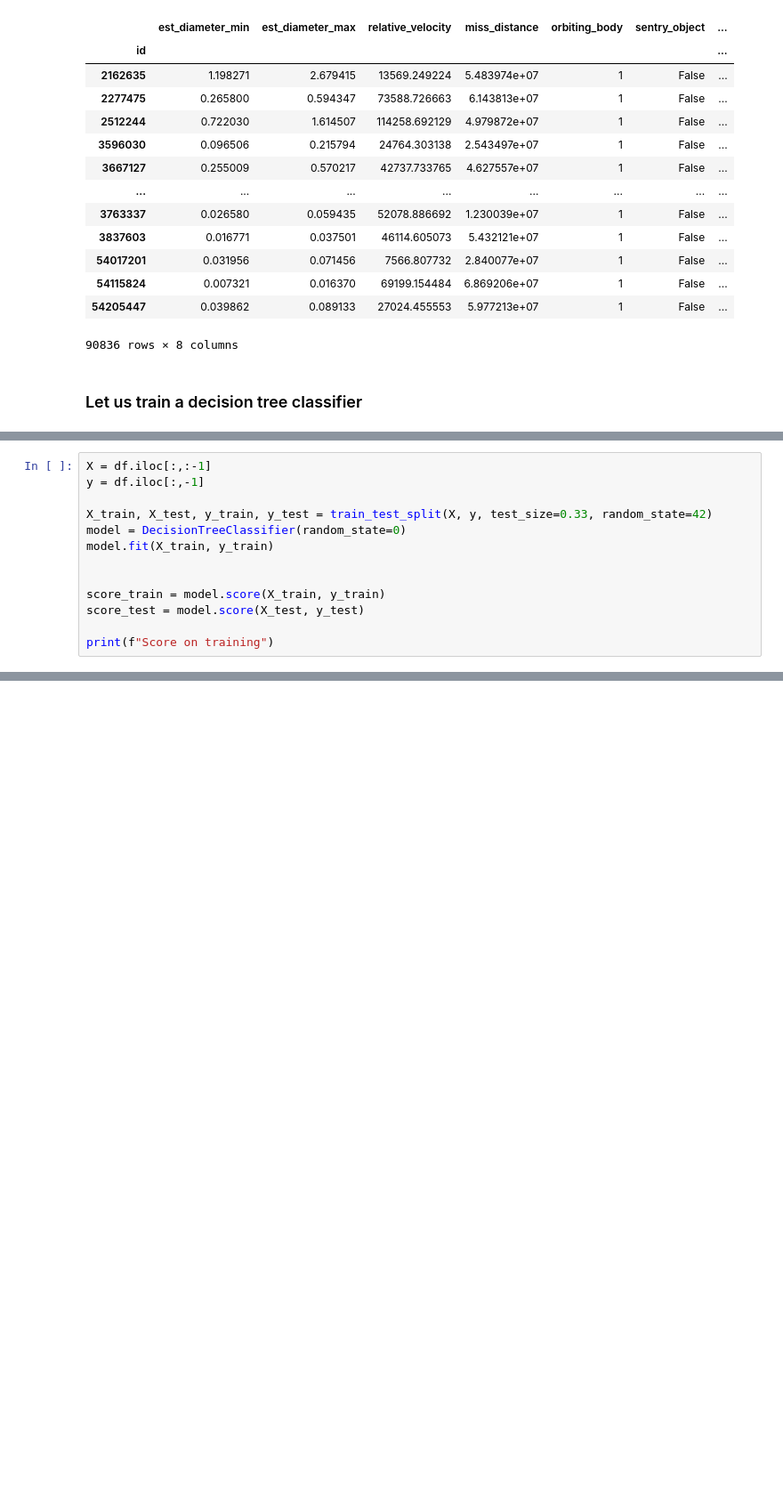
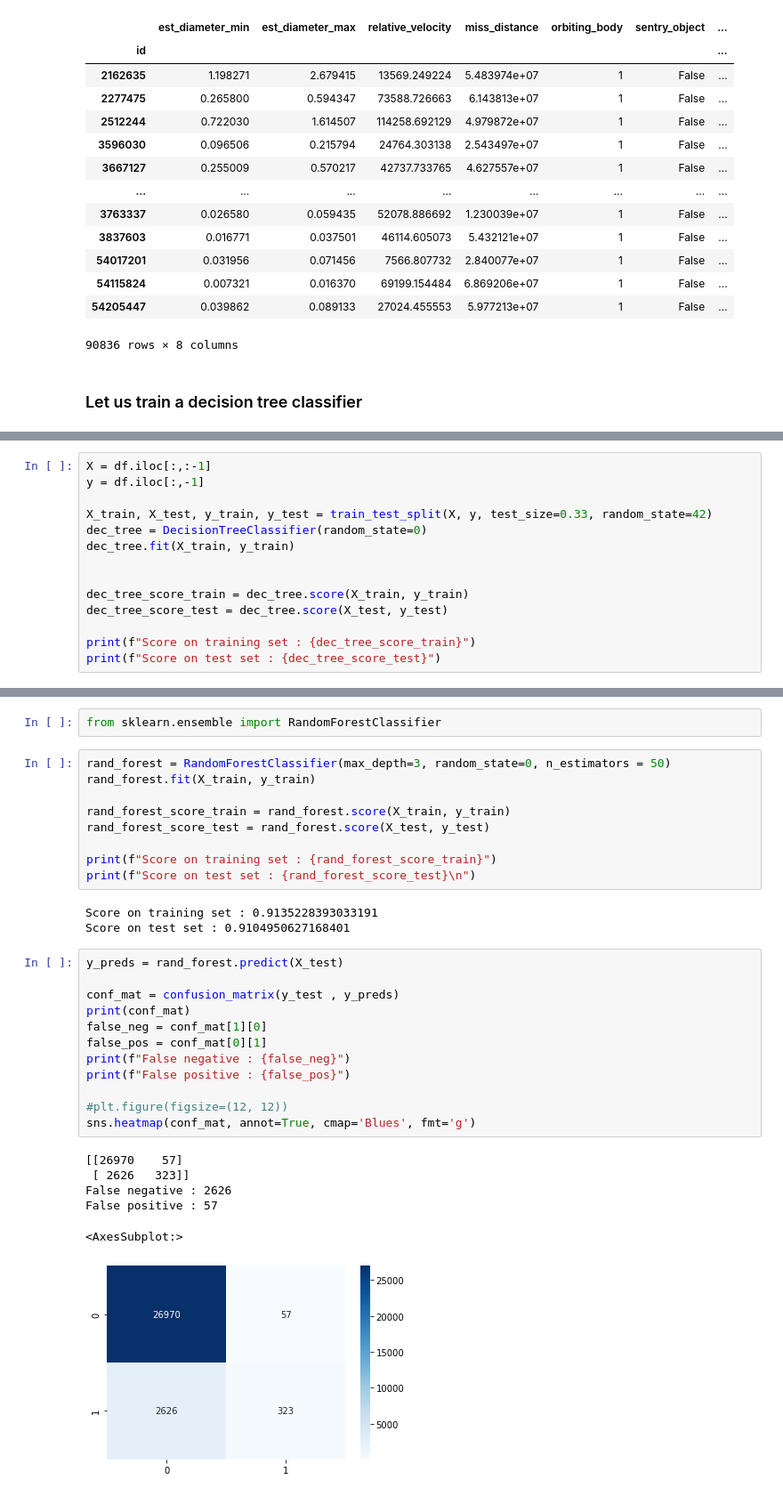
Before and after one commit to Sefray/ptml_project, a Jupyter notebook: nasa-ptml.ipynb, the cells around one changed output, grey strips where cells are left out. Shown: that part at 89% size. Saved outputs shown, nothing was run; the diff lists cells and outputs as text; blank space fills up the shorter version.

Commit message:
Added Random Forest classifier

```diff
--- a/nasa-ptml.ipynb
+++ b/nasa-ptml.ipynb
@@ -239,12 +241,13 @@ X = df.iloc[:,:-1]
 y = df.iloc[:,-1]
 
 X_train, X_test, y_train, y_test = train_test_split(X, y, test_size=0.33, random_state=42)
-model = DecisionTreeClassifier(random_state=0)
-model.fit(X_train, y_train)
+dec_tree = DecisionTreeClassifier(random_state=0)
+dec_tree.fit(X_train, y_train)
 
 
-score_train = model.score(X_train, y_train)
-score_test = model.score(X_test, y_test)
+dec_tree_score_train = dec_tree.score(X_train, y_train)
+dec_tree_score_test = dec_tree.score(X_test, y_test)
 
-print(f"Score on training")
+print(f"Score on training set : {dec_tree_score_train}")
+print(f"Score on test set : {dec_tree_score_test}")
 # %% [output]
@@ -252,0 +258,33 @@ print(f"Score on training")
+# %%
+from sklearn.ensemble import RandomForestClassifier
+# %%
+rand_forest = RandomForestClassifier(max_depth=3, random_state=0, n_estimators = 50)
+rand_forest.fit(X_train, y_train)
+
+rand_forest_score_train = rand_forest.score(X_train, y_train)
+rand_forest_score_test = rand_forest.score(X_test, y_test)
+
+print(f"Score on training set : {rand_forest_score_train}")
+print(f"Score on test set : {rand_forest_score_test}\n")
+# %% [output]
+Score on training set : 0.9135228393033191
+Score on test set : 0.9104950627168401
+# %%
+y_preds = rand_forest.predict(X_test)
+
+conf_mat = confusion_matrix(y_test , y_preds)
+print(conf_mat)
+false_neg = conf_mat[1][0]
+false_pos = conf_mat[0][1]
+print(f"False negative : {false_neg}")
+print(f"False positive : {false_pos}")
+
+#plt.figure(figsize=(12, 12))
+sns.heatmap(conf_mat, annot=True, cmap='Blues', fmt='g')
+# %% [output]
+[[26970    57]
+ [ 2626   323]]
+False negative : 2626
+False positive : 57
+<AxesSubplot:>
+[figure, added]
```
Also changed, not shown: parts of 4 cells of this notebook.
